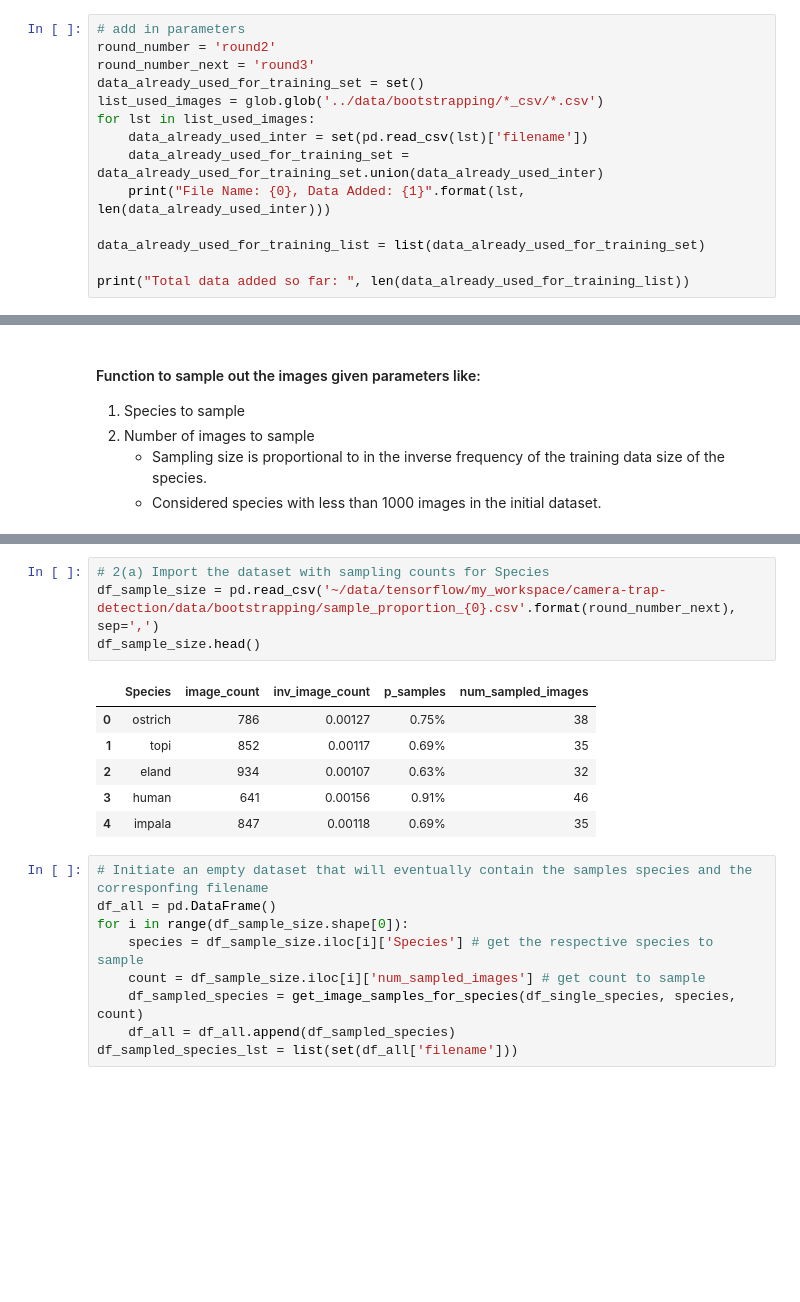
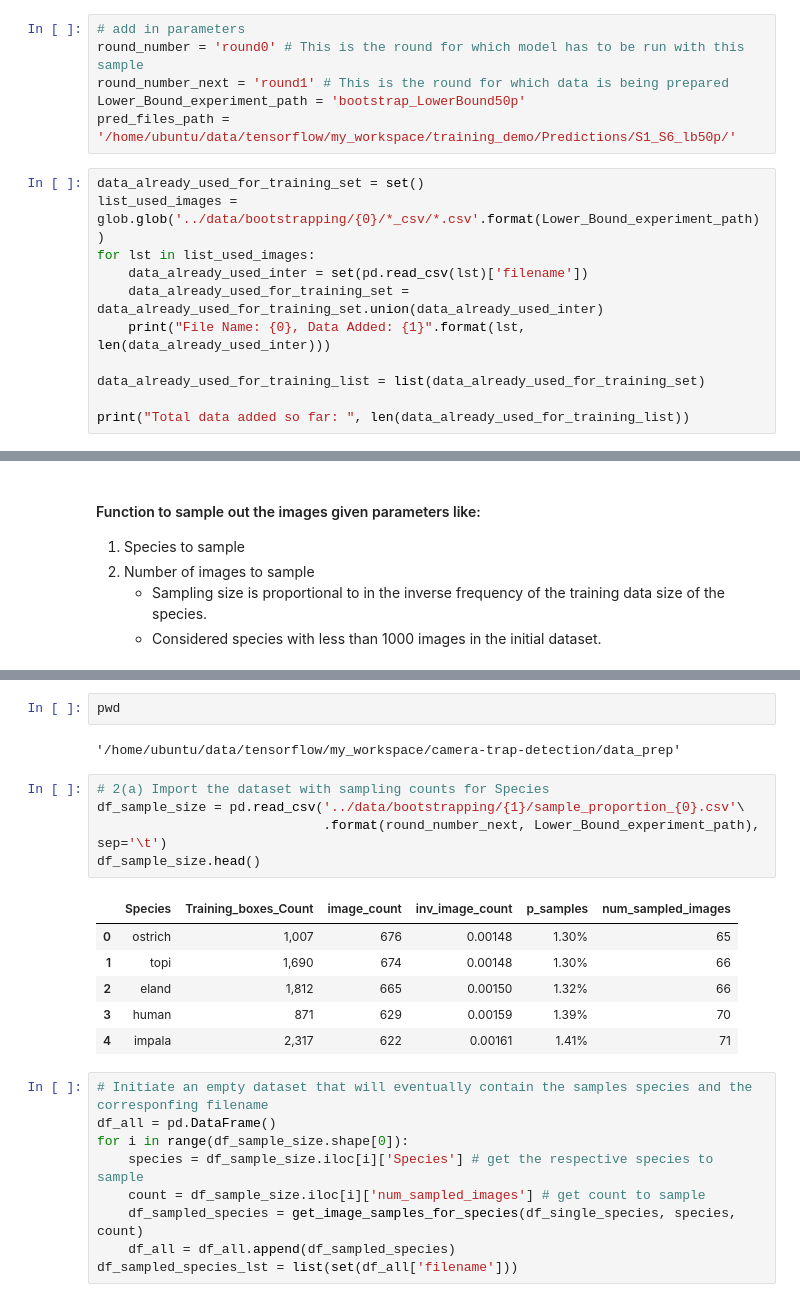
Before and after one commit to Manish-rai21bit/camera-trap-detection, a Jupyter notebook: data_prep/Bootstrapping_sampler.ipynb, the cells around one changed output, grey strips where cells are left out. Saved outputs shown, nothing was run; the diff lists cells and outputs as text; blank space fills up the shorter version.

Commit message:
adding macros and variables to aid in quick experimentation. Also, incorporated a better file structure for dealing with the incoming experiments

```diff
--- a/data_prep/Bootstrapping_sampler.ipynb
+++ b/data_prep/Bootstrapping_sampler.ipynb
@@ -26,12 +26,15 @@ import csv, glob, random
 from timeit import default_timer as timer
 import numpy as np
 import matplotlib.pyplot as plt
+# %%
+# add in parameters
+round_number = 'round0' # This is the round for which model has to be run with this sample
+round_number_next = 'round1' # This is the round for which data is being prepared
+Lower_Bound_experiment_path = 'bootstrap_LowerBound50p'
+pred_files_path = '/home/ubuntu/data/tensorflow/my_workspace/training_demo/Predictions/S1_S6_lb50p/'
 # %%
-# add in parameters
-round_number = 'round2'
-round_number_next = 'round3'
 data_already_used_for_training_set = set()
-list_used_images = glob.glob('../data/bootstrapping/*_csv/*.csv')
+list_used_images = glob.glob('../data/bootstrapping/{0}/*_csv/*.csv'.format(Lower_Bound_experiment_path))
 for lst in list_used_images:
     data_already_used_inter = set(pd.read_csv(lst)['filename'])
     data_already_used_for_training_set = data_already_used_for_training_set.union(data_already_used_inter)
@@ -202,14 +209,19 @@ get_image_samples_for_species(df_single_species, 'wildebeest', 1)
+# %%
+pwd
+# %% [output]
+'/home/ubuntu/data/tensorflow/my_workspace/camera-trap-detection/data_prep'
 # %%
 # 2(a) Import the dataset with sampling counts for Species
-df_sample_size = pd.read_csv('~/data/tensorflow/my_workspace/camera-trap-detection/data/bootstrapping/sample_proportion_{0}.csv'.format(round_number_next), sep=',')
+df_sample_size = pd.read_csv('../data/bootstrapping/{1}/sample_proportion_{0}.csv'\
+                             .format(round_number_next, Lower_Bound_experiment_path), sep='\t')
 df_sample_size.head()
 # %% [output]
-|  | Species | image_count | inv_image_count | p_samples | num_sampled_images |
-| 0 | ostrich | 786 | 0.00127 | 0.75% | 38 |
-| 1 | topi | 852 | 0.00117 | 0.69% | 35 |
-| 2 | eland | 934 | 0.00107 | 0.63% | 32 |
-| 3 | human | 641 | 0.00156 | 0.91% | 46 |
-| 4 | impala | 847 | 0.00118 | 0.69% | 35 |
+|  | Species | Training_boxes_Count | image_count | inv_image_count | p_samples | num_sampled_images |
+| 0 | ostrich | 1,007 | 676 | 0.00148 | 1.30% | 65 |
+| 1 | topi | 1,690 | 674 | 0.00148 | 1.30% | 66 |
+| 2 | eland | 1,812 | 665 | 0.00150 | 1.32% | 66 |
+| 3 | human | 871 | 629 | 0.00159 | 1.39% | 70 |
+| 4 | impala | 2,317 | 622 | 0.00161 | 1.41% | 71 |
 # %%
 # Initiate an empty dataset that will eventually contain the samples species and the corresponfing filename
 df_all = pd.DataFrame()
```
Also changed, not shown: parts of 22 cells of this notebook.
